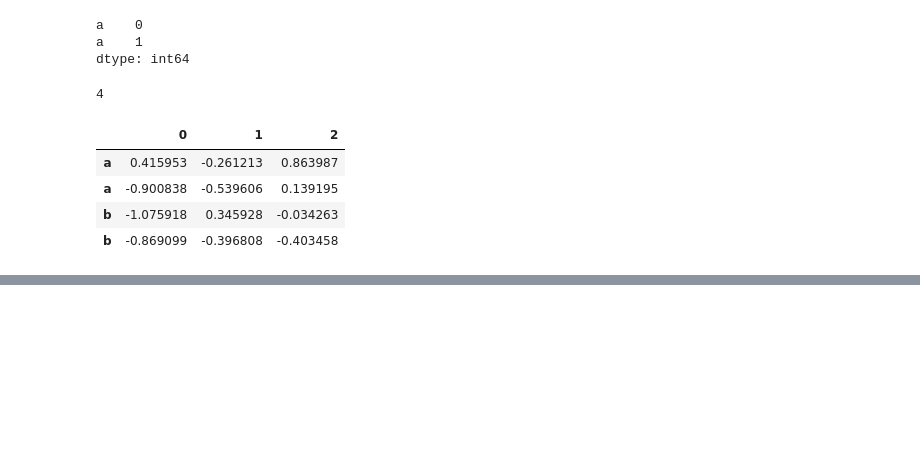
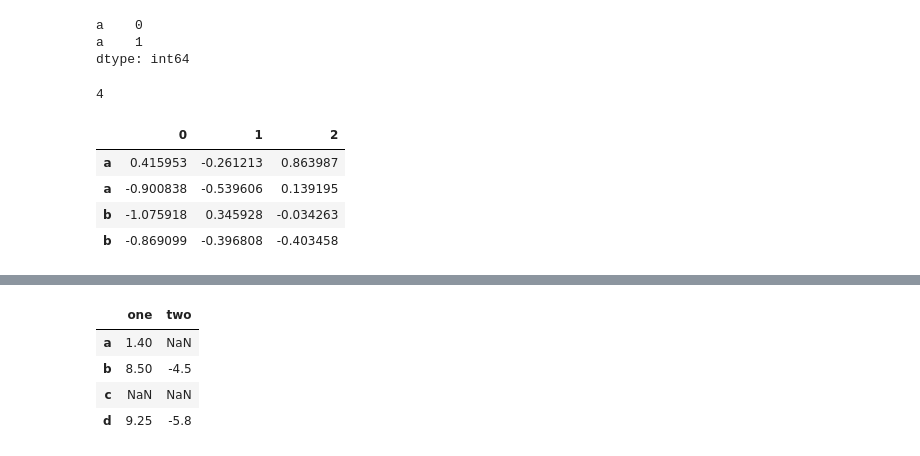
Before and after one commit to kbutalep/WesCh5, a Jupyter notebook: Chapter5WorkAlong.ipynb, the cells around one changed output, grey strips where cells are left out. Drawn from its saved outputs; the diff is of its cells as text; code cells hidden in the pictures; blank space fills up the shorter version.

```diff
--- a/Chapter5WorkAlong.ipynb
+++ b/Chapter5WorkAlong.ipynb
@@ -1386,0 +1440,8 @@ df
+# %%
+df.cumsum() #accumulations
+# %% [output]
+|  | one | two |
+| a | 1.40 | NaN |
+| b | 8.50 | -4.5 |
+| c | NaN | NaN |
+| d | 9.25 | -5.8 |
```
Also changed, not shown: parts of 11 cells of this notebook.
